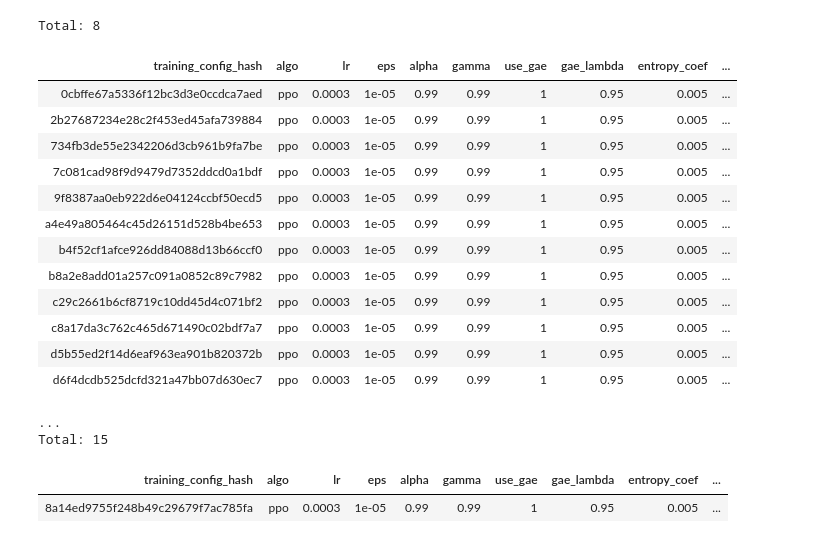
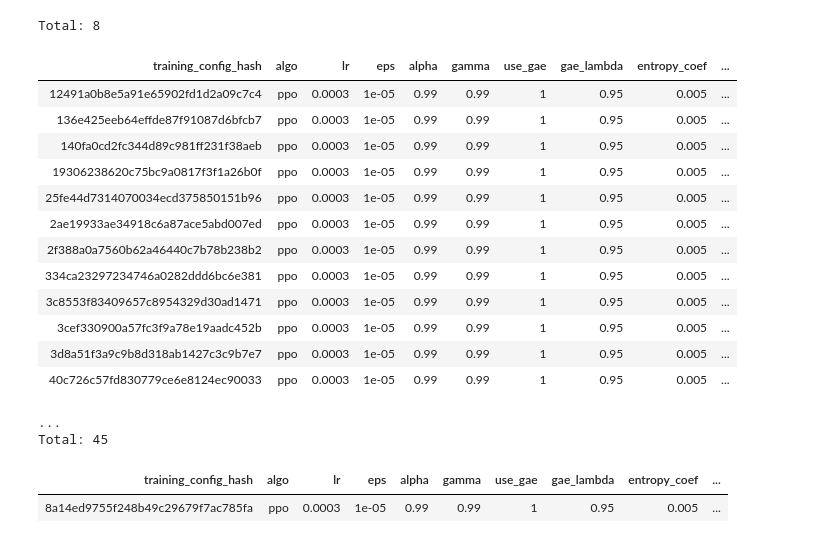
Before and after one commit to walkerlab/smartFlies, a Jupyter notebook: tamagotchi/datajoint.ipynb, the cells around one changed output. Cells and saved outputs as stored; diff of their text form; code cells hidden in the pictures.

Commit message:
some lines that query training

```diff
--- a/tamagotchi/datajoint.ipynb
+++ b/tamagotchi/datajoint.ipynb
@@ -105,29 +105,34 @@ job reservation table for `jq_fly_apparent_wind_vis_fb_noise`
 Total: 8
 # %%
 TrainingConfig()
-(TrainingConfig() & 'save_dir="/src/data/wind_sensing/apparent_wind_visual_feedback/dt0.1_sw_dist_logstep_wind_0.01_train_std_pois_mag_narrow_wind"')
+# (TrainingConfig() & 'save_dir="/src/data/wind_sensing/apparent_wind_visual_feedback/dt0.1_sw_dist_logstep_wind_0.01_train_std_pois_mag_narrow_wind/"')
+# (TrainingConfig() & 'seed="1695"')
+(TrainingConfig() & 'loc_algo="quantile"')
+# (TrainingConfig() & 'env_dt="0.1"')
+
+# (TrainingConfig() & 'save_dir="/src/data/wind_sensing/apparent_wind_visual_feedback/dt0.1_sw_dist_logstep_wind_0.01_train_std_pois_mag_narrow_wind"')
 
 # TrainingConfig().fetch('save_dir')
 
 # for hash in ['c97448325b629989b2d82e8f2f325c55', '45513dd8ac9d9cdbb3a34f957436f7af', 'dee781bba1737b60f0e9b494f6acfdfc']:
 #     print((TrainingConfig() & f'training_config_hash="{hash}"').fetch()[['save_dir', 'seed']])
 # (TrainingConfig() & 'training_config_hash="d1cc1b54c140f764025f8fc169a34456"').fetch()[['save_dir', 'seed']]
 # %% [output]
 | training_config_hash | algo | lr | eps | alpha | gamma | use_gae | gae_lambda | entropy_coef | ... |
-| 0cbffe67a5336f12bc3d3e0ccdca7aed | ppo | 0.0003 | 1e-05 | 0.99 | 0.99 | 1 | 0.95 | 0.005 | ... |
-| 2b27687234e28c2f453ed45afa739884 | ppo | 0.0003 | 1e-05 | 0.99 | 0.99 | 1 | 0.95 | 0.005 | ... |
-| 734fb3de55e2342206d3cb961b9fa7be | ppo | 0.0003 | 1e-05 | 0.99 | 0.99 | 1 | 0.95 | 0.005 | ... |
-| 7c081cad98f9d9479d7352ddcd0a1bdf | ppo | 0.0003 | 1e-05 | 0.99 | 0.99 | 1 | 0.95 | 0.005 | ... |
-| 9f8387aa0eb922d6e04124ccbf50ecd5 | ppo | 0.0003 | 1e-05 | 0.99 | 0.99 | 1 | 0.95 | 0.005 | ... |
-| a4e49a805464c45d26151d528b4be653 | ppo | 0.0003 | 1e-05 | 0.99 | 0.99 | 1 | 0.95 | 0.005 | ... |
-| b4f52cf1afce926dd84088d13b66ccf0 | ppo | 0.0003 | 1e-05 | 0.99 | 0.99 | 1 | 0.95 | 0.005 | ... |
-| b8a2e8add01a257c091a0852c89c7982 | ppo | 0.0003 | 1e-05 | 0.99 | 0.99 | 1 | 0.95 | 0.005 | ... |
-| c29c2661b6cf8719c10dd45d4c071bf2 | ppo | 0.0003 | 1e-05 | 0.99 | 0.99 | 1 | 0.95 | 0.005 | ... |
-| c8a17da3c762c465d671490c02bdf7a7 | ppo | 0.0003 | 1e-05 | 0.99 | 0.99 | 1 | 0.95 | 0.005 | ... |
-| d5b55ed2f14d6eaf963ea901b820372b | ppo | 0.0003 | 1e-05 | 0.99 | 0.99 | 1 | 0.95 | 0.005 | ... |
-| d6f4dcdb525dcfd321a47bb07d630ec7 | ppo | 0.0003 | 1e-05 | 0.99 | 0.99 | 1 | 0.95 | 0.005 | ... |
+| 12491a0b8e5a91e65902fd1d2a09c7c4 | ppo | 0.0003 | 1e-05 | 0.99 | 0.99 | 1 | 0.95 | 0.005 | ... |
+| 136e425eeb64effde87f91087d6bfcb7 | ppo | 0.0003 | 1e-05 | 0.99 | 0.99 | 1 | 0.95 | 0.005 | ... |
+| 140fa0cd2fc344d89c981ff231f38aeb | ppo | 0.0003 | 1e-05 | 0.99 | 0.99 | 1 | 0.95 | 0.005 | ... |
+| 19306238620c75bc9a0817f3f1a26b0f | ppo | 0.0003 | 1e-05 | 0.99 | 0.99 | 1 | 0.95 | 0.005 | ... |
+| 25fe44d7314070034ecd375850151b96 | ppo | 0.0003 | 1e-05 | 0.99 | 0.99 | 1 | 0.95 | 0.005 | ... |
+| 2ae19933ae34918c6a87ace5abd007ed | ppo | 0.0003 | 1e-05 | 0.99 | 0.99 | 1 | 0.95 | 0.005 | ... |
+| 2f388a0a7560b62a46440c7b78b238b2 | ppo | 0.0003 | 1e-05 | 0.99 | 0.99 | 1 | 0.95 | 0.005 | ... |
+| 334ca23297234746a0282ddd6bc6e381 | ppo | 0.0003 | 1e-05 | 0.99 | 0.99 | 1 | 0.95 | 0.005 | ... |
+| 3c8553f83409657c8954329d30ad1471 | ppo | 0.0003 | 1e-05 | 0.99 | 0.99 | 1 | 0.95 | 0.005 | ... |
+| 3cef330900a57fc3f9a78e19aadc452b | ppo | 0.0003 | 1e-05 | 0.99 | 0.99 | 1 | 0.95 | 0.005 | ... |
+| 3d8a51f3a9c9b8d318ab1427c3c9b7e7 | ppo | 0.0003 | 1e-05 | 0.99 | 0.99 | 1 | 0.95 | 0.005 | ... |
+| 40c726c57fd830779ce6e8124ec90033 | ppo | 0.0003 | 1e-05 | 0.99 | 0.99 | 1 | 0.95 | 0.005 | ... |
 ...
-Total: 15
+Total: 45
 # %%
 # (TrainingConfig() & 'training_config_hash="8a14ed9755f248b49c29679f7ac785fa"')
 # %% [output]
```
